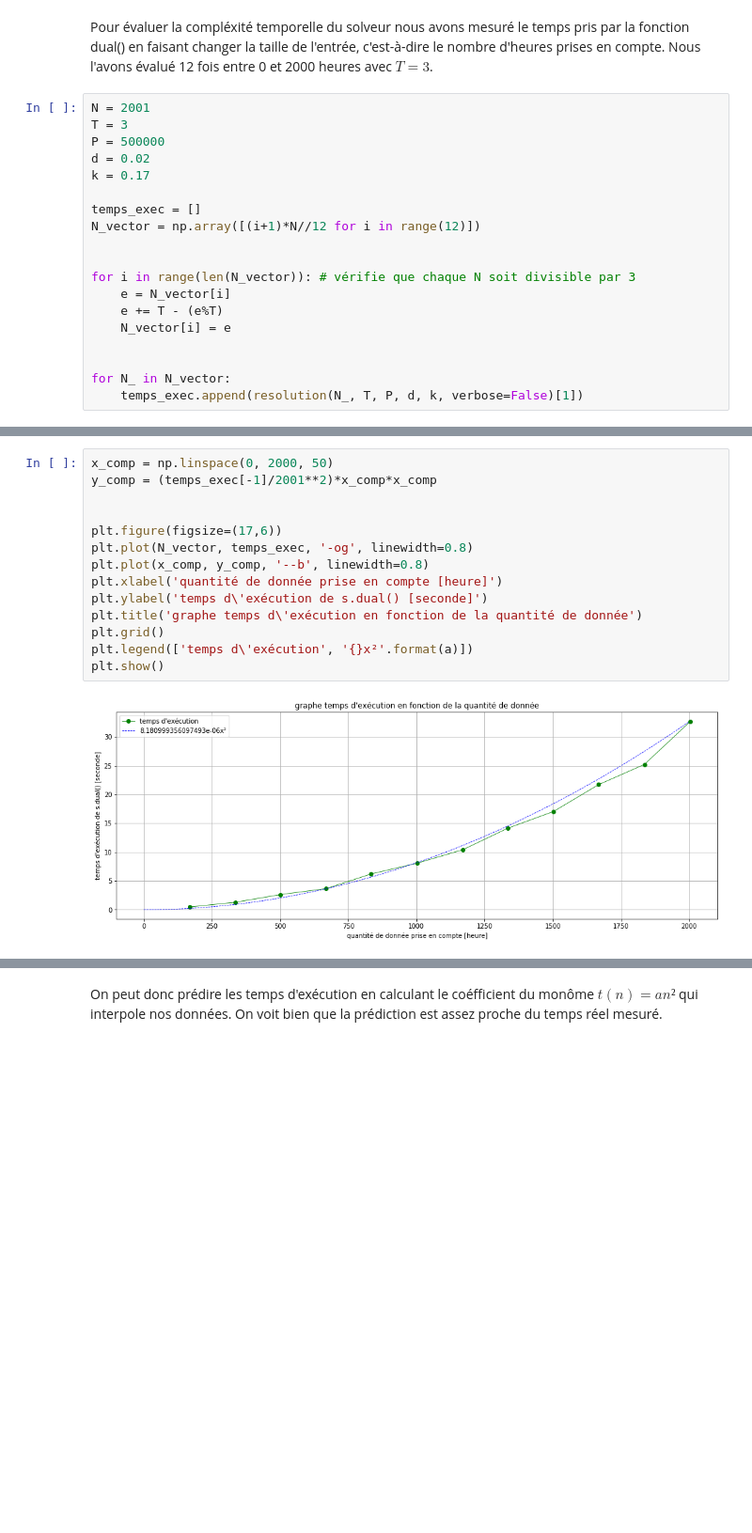
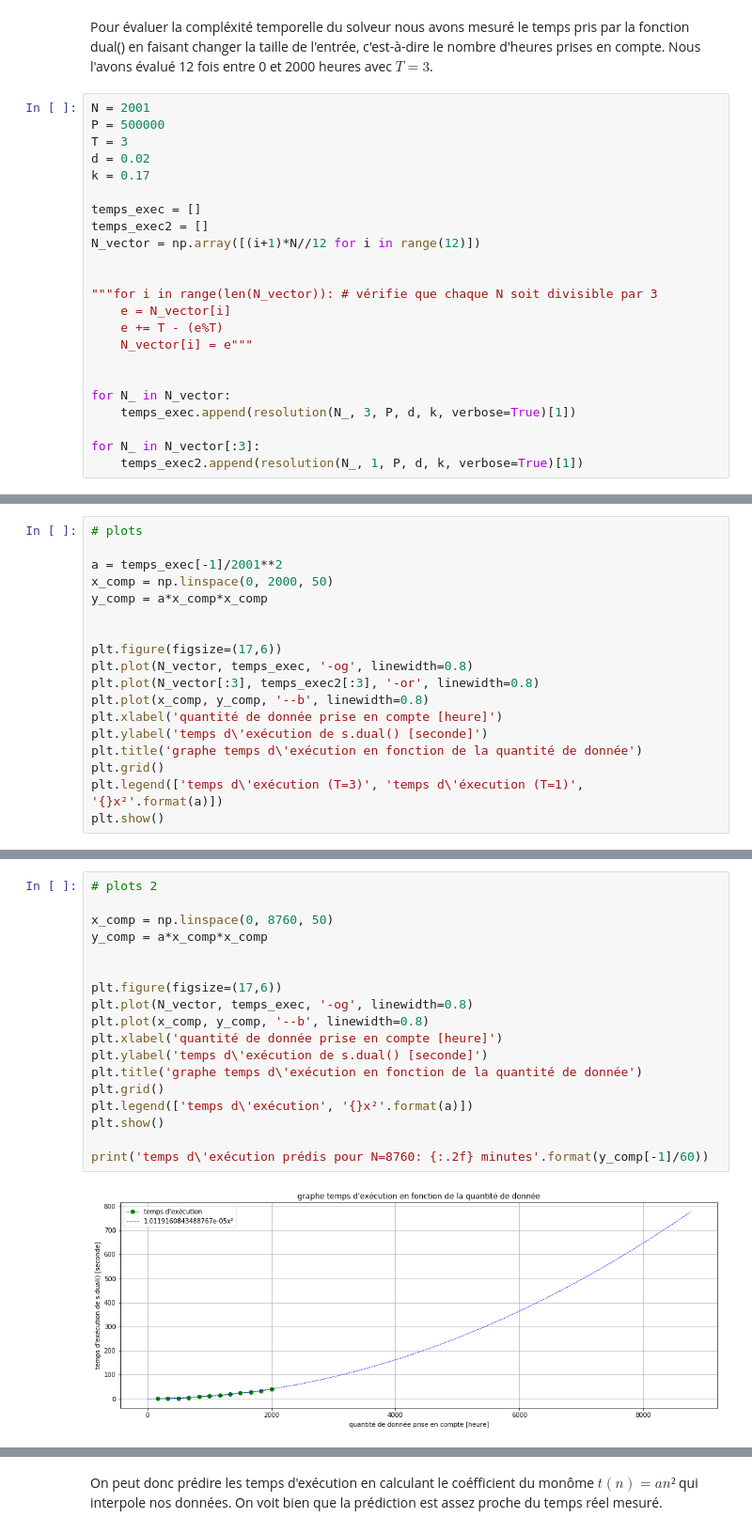
Before and after one commit to Zepp176/Projet_optimisation, a Jupyter notebook: Rapport-propre.ipynb, the cells around one changed output, grey strips where cells are left out. Shown at 94% size. Saved outputs shown, nothing was run; the diff lists cells and outputs as text; blank space fills up the shorter version.

```diff
--- a/Rapport-propre.ipynb
+++ b/Rapport-propre.ipynb
@@ -344,20 +346,24 @@ plt.show()
 Pour évaluer la compléxité temporelle du solveur nous avons mesuré le temps pris par la fonction dual() en faisant changer la taille de l'entrée, c'est-à-dire le nombre d'heures prises en compte. Nous l'avons évalué 12 fois entre 0 et 2000 heures avec $T = 3$.
 # %%
 N = 2001
+P = 500000
 T = 3
-P = 500000
 d = 0.02
 k = 0.17
 
 temps_exec = []
+temps_exec2 = []
 N_vector = np.array([(i+1)*N//12 for i in range(12)])
 
 
-for i in range(len(N_vector)): # vérifie que chaque N soit divisible par 3
+"""for i in range(len(N_vector)): # vérifie que chaque N soit divisible par 3
     e = N_vector[i]
     e += T - (e%T)
-    N_vector[i] = e
+    N_vector[i] = e"""
 
 
 for N_ in N_vector:
-    temps_exec.append(resolution(N_, T, P, d, k, verbose=False)[1])
+    temps_exec.append(resolution(N_, 3, P, d, k, verbose=True)[1])
+
+for N_ in N_vector[:3]:
+    temps_exec2.append(resolution(N_, 1, P, d, k, verbose=True)[1])
@@ -363,0 +386,18 @@ for N_ in N_vector:
+# %%
+# plots
+
+a = temps_exec[-1]/2001**2
+x_comp = np.linspace(0, 2000, 50)
+y_comp = a*x_comp*x_comp
+
+
+plt.figure(figsize=(17,6))
+plt.plot(N_vector, temps_exec, '-og', linewidth=0.8)
+plt.plot(N_vector[:3], temps_exec2[:3], '-or', linewidth=0.8)
+plt.plot(x_comp, y_comp, '--b', linewidth=0.8)
+plt.xlabel('quantité de donnée prise en compte [heure]')
+plt.ylabel('temps d\'exécution de s.dual() [seconde]')
+plt.title('graphe temps d\'exécution en fonction de la quantité de donnée')
+plt.grid()
+plt.legend(['temps d\'exécution (T=3)', 'temps d\'éxecution (T=1)', '{}x²'.format(a)])
+plt.show()
@@ -364,16 +408,20 @@ for N_ in N_vector:
 # %%
-x_comp = np.linspace(0, 2000, 50)
-y_comp = (temps_exec[-1]/2001**2)*x_comp*x_comp
+# plots 2
+
+x_comp = np.linspace(0, 8760, 50)
+y_comp = a*x_comp*x_comp
 
 
 plt.figure(figsize=(17,6))
 plt.plot(N_vector, temps_exec, '-og', linewidth=0.8)
 plt.plot(x_comp, y_comp, '--b', linewidth=0.8)
 plt.xlabel('quantité de donnée prise en compte [heure]')
 plt.ylabel('temps d\'exécution de s.dual() [seconde]')
 plt.title('graphe temps d\'exécution en fonction de la quantité de donnée')
 plt.grid()
 plt.legend(['temps d\'exécution', '{}x²'.format(a)])
 plt.show()
+
+print('temps d\'exécution prédis pour N=8760: {:.2f} minutes'.format(y_comp[-1]/60))
 # %% [output]
-[figure, old version]
+[figure, new version]
```
Also changed, not shown: parts of 15 cells of this notebook.
